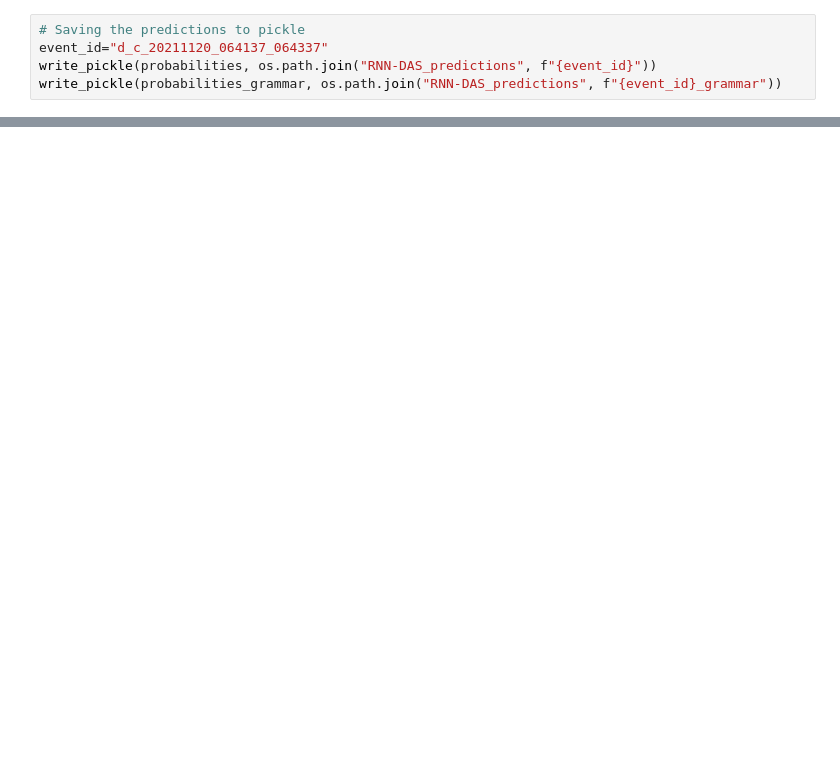
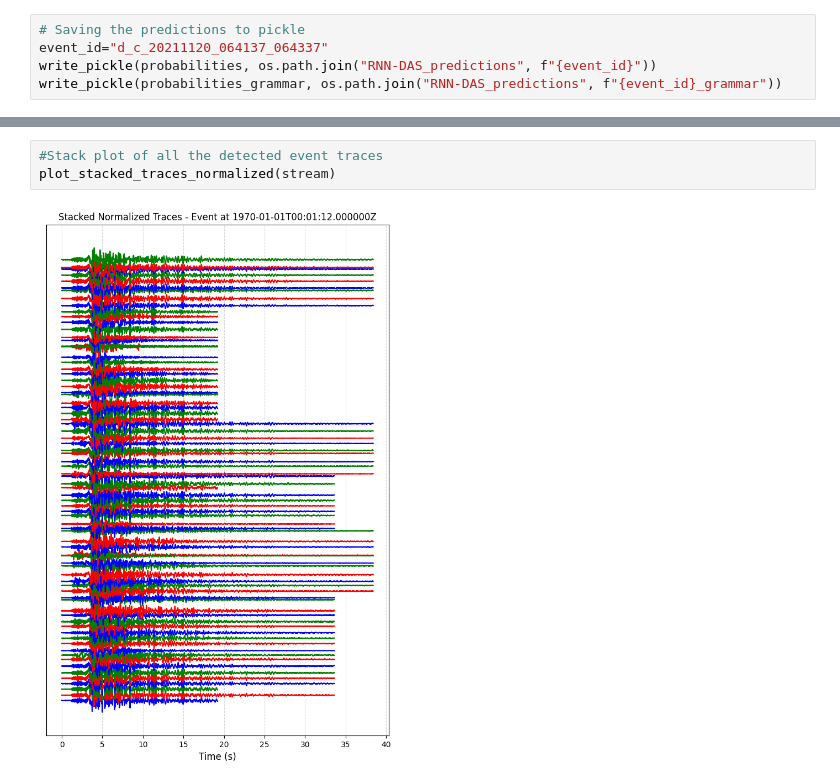
Before and after one commit to Javier-FernandezCarabantes/RNN-DAS, a Jupyter notebook: example/RNN-DAS_LaPalma.ipynb, the cells around one changed output, grey strips where cells are left out. Drawn from its saved outputs; the diff is of its cells as text; blank space fills up the shorter version.

```diff
--- a/example/RNN-DAS_LaPalma.ipynb
+++ b/example/RNN-DAS_LaPalma.ipynb
@@ -235,0 +230,5 @@ plt.show()
+# %%
+#Stack plot of all the detected event traces
+plot_stacked_traces_normalized(stream)
+# %% [output]
+[figure, added]
```
Also changed, not shown: parts of 12 cells of this notebook, 14 other files.
